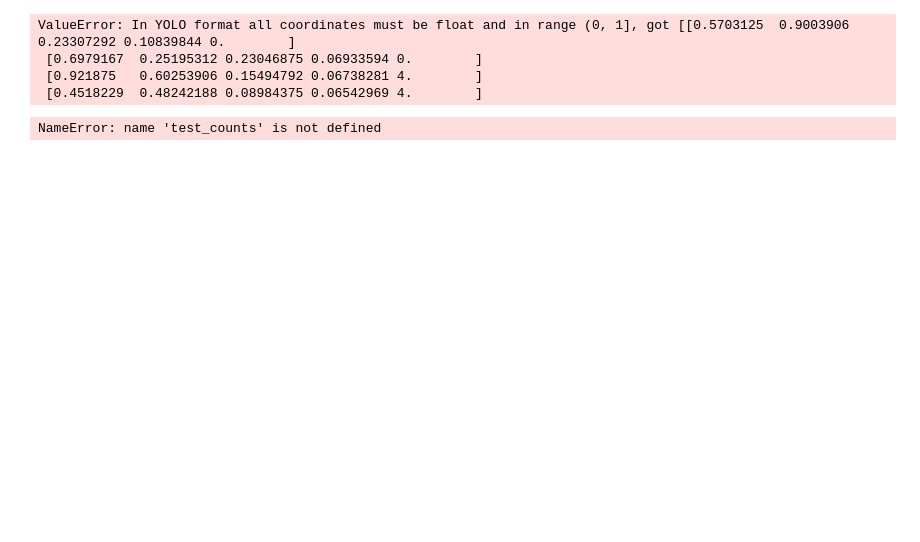
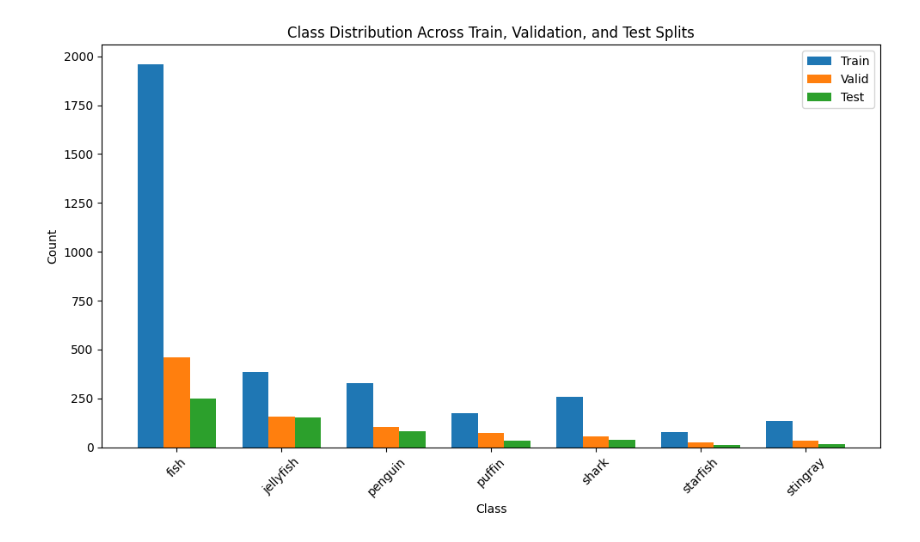
Before and after one commit to ishikaalunawat/cs230_project, a Jupyter notebook: dataset_analysis.ipynb, the cells around one changed output. Saved outputs shown, nothing was run; the diff lists cells and outputs as text; code cells hidden in the pictures; blank space fills up the shorter version.

```diff
--- a/dataset_analysis.ipynb
+++ b/dataset_analysis.ipynb
@@ -51,25 +0,0 @@ def count_classes(dataset, class_names):
-# %%
-class_names = ['fish', 'jellyfish', 'penguin', 'puffin', 'shark', 'starfish', 'stingray']
-
-# Count classes in each split
-train_counts = count_classes(train_dataset, class_names)
-valid_counts = count_classes(valid_dataset, class_names)
-test_counts = count_classes(test_dataset, class_names)
-# %% [output]
-ValueError: In YOLO format all coordinates must be float and in range (0, 1], got [[0.5703125  0.9003906  0.23307292 0.10839844 0.        ]
- [0.6979167  0.25195312 0.23046875 0.06933594 0.        ]
- [0.921875   0.60253906 0.15494792 0.06738281 4.        ]
- [0.4518229  0.48242188 0.08984375 0.06542969 4.        ]
-# %%
-# Create a DataFrame to display the counts
-df_counts = pd.DataFrame({
-    'Class': class_names,
-    'Train': [train_counts[class_name] for class_name in class_names],
-    'Validation': [valid_counts[class_name] for class_name in class_names],
-    'Test': [test_counts[class_name] for class_name in class_names]
-})
-
-# Display the DataFrame
-df_counts
-# %% [output]
-NameError: name 'test_counts' is not defined
@@ -75,0 +6,46 @@ NameError: name 'test_counts' is not defined
+# %%
+# count classes
+def count_classes(split, data_dir):
+    label_dir = os.path.join(data_dir, split, 'labels')
+    class_counts = Counter()
+
+    for label_file in os.listdir(label_dir):
+        file_path = os.path.join(label_dir, label_file)
+        with open(file_path, 'r') as f:
+            for line in f:
+                class_id = int(line.split()[0])
+                class_counts[class_id] += 1
+    return class_counts
+# %%
+# root directory
+data_dir = 'datasets/aquarium-data-cots/aquarium_pretrain'
+splits = ['train', 'valid', 'test']
+
+# classes
+classes = ['fish', 'jellyfish', 'penguin', 'puffin', 'shark', 'starfish', 'stingray']
+
+# for each split, count
+all_counts = {split: count_classes(split, data_dir=data_dir) for split in splits}
+# %%
+# plot
+class_indices = range(len(classes))
+counts_by_split = {split: [all_counts[split].get(i, 0) for i in class_indices] for split in splits}
+
+x = np.arange(len(classes))  # x posiiton
+width = 0.25  # w
+
+fig, ax = plt.subplots(figsize=(10, 6))
+for i, split in enumerate(splits):
+    ax.bar(x + i * width, counts_by_split[split], width, label=split.capitalize())
+
+ax.set_title("Class Distribution Across Train, Validation, and Test Splits")
+ax.set_ylabel("Count")
+ax.set_xlabel("Class")
+ax.set_xticks(x + width)
+ax.set_xticklabels(classes, rotation=45)
+ax.legend()
+
+plt.tight_layout()
+plt.show()
+# %% [output]
+[figure, added]
```
Also changed, not shown: parts of 6 cells of this notebook, 6 other files.
